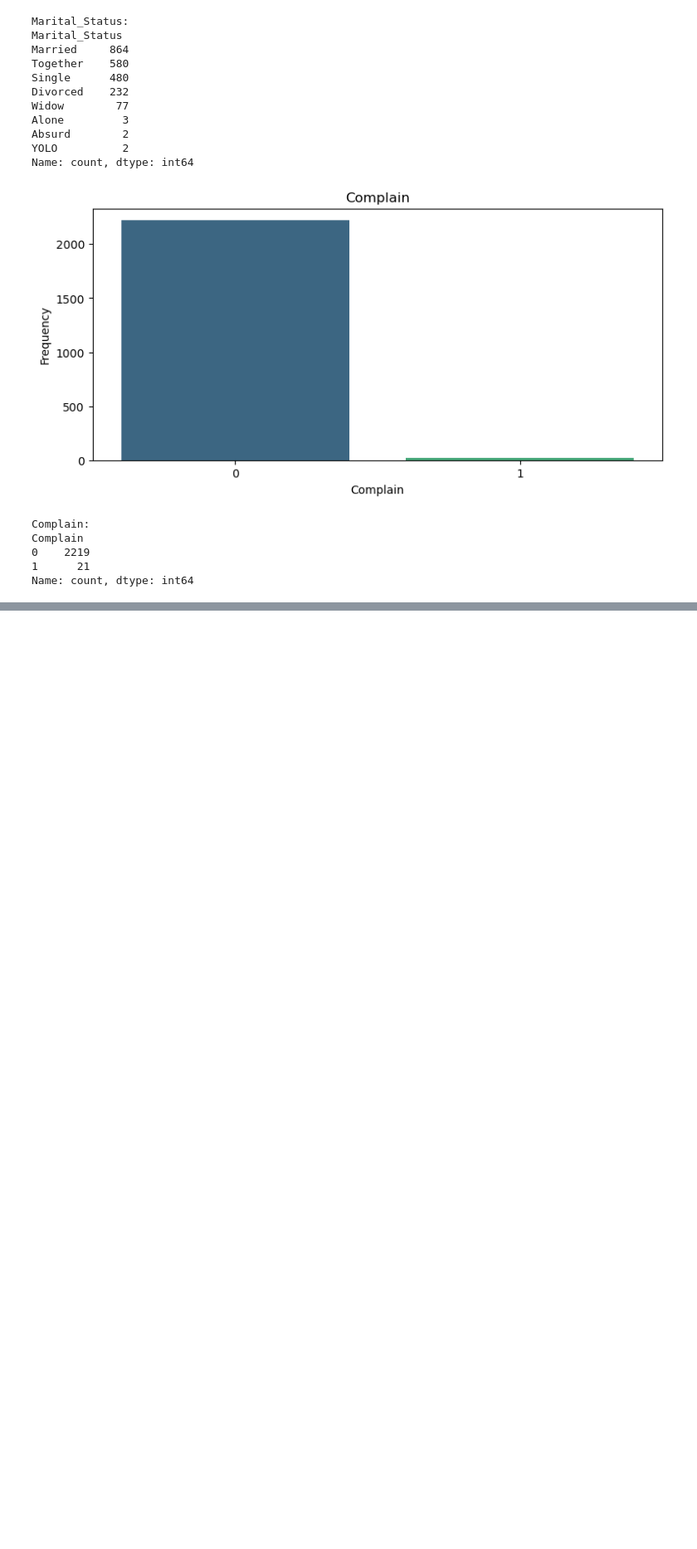
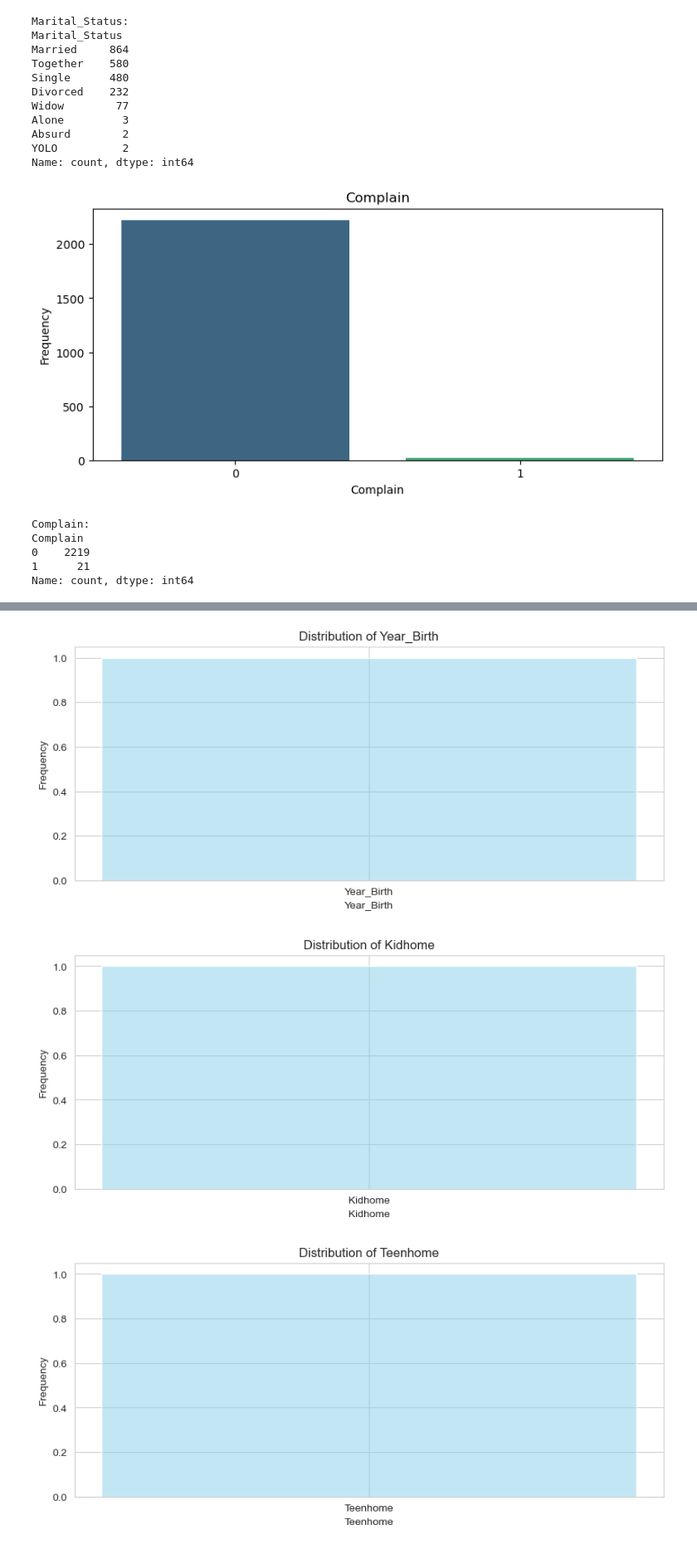
Before and after one commit to vkr93/Data-Science-and-Machine-Learning-INDE-577---Spring-2024-, a Jupyter notebook: Unsupervised Learning/1_K_means_Clustering/k_means_clustering.ipynb, the cells around one changed output, grey strips where cells are left out. Shown at 83% size. Saved outputs shown, nothing was run; the diff lists cells and outputs as text; code cells hidden in the pictures; blank space fills up the shorter version.

```diff
--- a/Unsupervised Learning/1_K_means_Clustering/k_means_clustering.ipynb
+++ b/Unsupervised Learning/1_K_means_Clustering/k_means_clustering.ipynb
@@ -185,0 +195,17 @@ NameError: name 'plot' is not defined
+# %%
+def plot_hist(feature):
+    plt.figure(figsize=(10, 4))
+    sns.histplot(data=[feature], bins=100, kde=True, color='skyblue')
+    plt.xlabel(feature)
+    plt.ylabel("Frequency")
+    plt.title(f"Distribution of {feature}")
+    plt.show()
+
+numeric_variables = ["Year_Birth", "Kidhome", "Teenhome"]
+
+for variable in numeric_variables:
+    plot_hist(variable)
+# %% [output]
+[figure, added]
+[figure, added]
+[figure, added]
```
Also changed, not shown: parts of 2 cells of this notebook.
